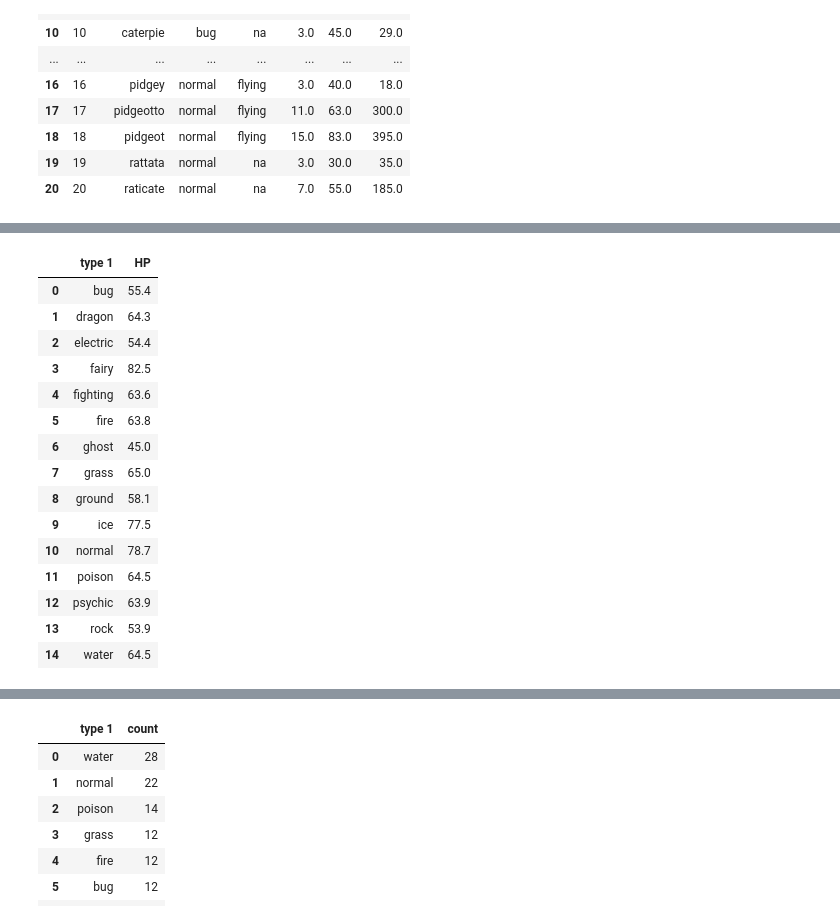
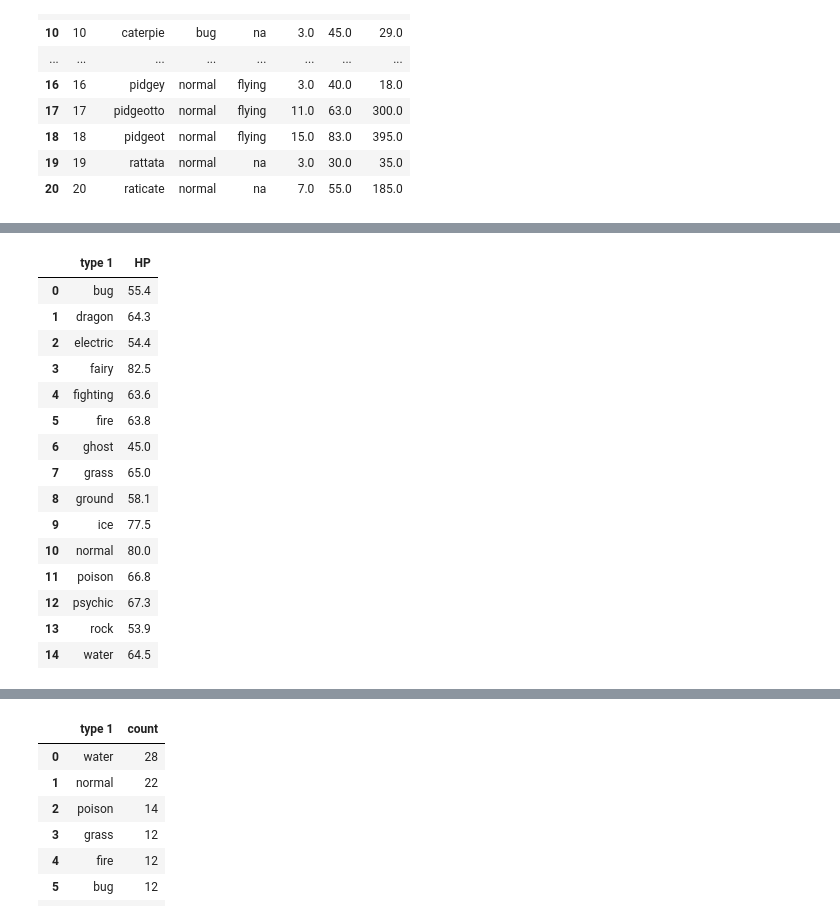
Before and after one commit to Bama-Jamma/Group_Project_1, a Jupyter notebook: PokePy/PokeProj1Start.ipynb, the cells around one changed output, grey strips where cells are left out. Saved outputs shown, nothing was run; the diff lists cells and outputs as text; code cells hidden in the pictures.

```diff
--- a/PokePy/PokeProj1Start.ipynb
+++ b/PokePy/PokeProj1Start.ipynb
@@ -70,0 +113,32 @@ d.head(20)
+# %%
+# Join the two dataframes on the pokemon name
+df1 = pd.merge(d, df, on="name")
+
+# Check the data types of the "name" column
+print(d["name"].dtype)
+print(df["name"].dtype)
+
+# Standardize the case of the values
+d["name"] = d["name"].str.lower()
+df["name"] = df["name"].str.lower()
+
+# Remove leading/trailing whitespaces
+d["name"] = d["name"].str.strip()
+df["name"] = df["name"].str.strip()
+
+# Join the two dataframes on the pokemon name
+df1 = pd.merge(d, df, on="name")
+
+#drop the HP_Y column
+df1 = df1.drop(columns=["HP_y"])
+
+#drop the Type 1 and Type 2 Columns
+df1 = df1.drop(columns=["Type 1", "Type 2"])
+
+#rename the HP_X column to HP
+df1.columns = df1.columns.str.replace("HP_x", "HP")
+
+# save as csv file to Rsources folder
+df1.to_csv("Resources/Pokemon1.csv", index=False)
+
+df1.head(151)
@@ -71,24 +161,24 @@ d.head(20)
 # %%
 #Group by type and calculate average HP per group into a new DataFrame
-d1 = pd.DataFrame(d.groupby(["type 1"])["HP"].mean())
+d1 = pd.DataFrame(df1.groupby(["type 1"])["HP"].mean())
 d2 = d1.reset_index()
 d2["HP"] = round(d2["HP"],1)
 d2
 #d2 = HP per type DataFrame
 # %% [output]
 |  | type 1 | HP |
 | 0 | bug | 55.4 |
 | 1 | dragon | 64.3 |
 | 2 | electric | 54.4 |
 | 3 | fairy | 82.5 |
 | 4 | fighting | 63.6 |
 | 5 | fire | 63.8 |
 | 6 | ghost | 45.0 |
 | 7 | grass | 65.0 |
 | 8 | ground | 58.1 |
 | 9 | ice | 77.5 |
-| 10 | normal | 78.7 |
-| 11 | poison | 64.5 |
-| 12 | psychic | 63.9 |
+| 10 | normal | 80.0 |
+| 11 | poison | 66.8 |
+| 12 | psychic | 67.3 |
 | 13 | rock | 53.9 |
 | 14 | water | 64.5 |
```
Also changed, not shown: parts of 13 cells of this notebook.
